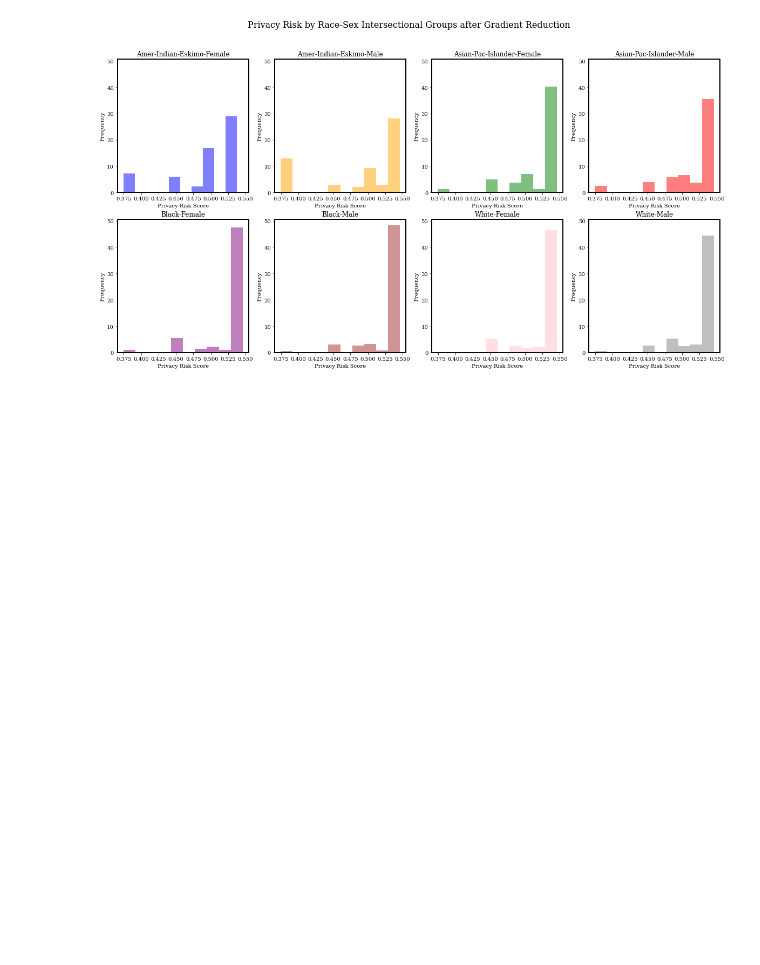
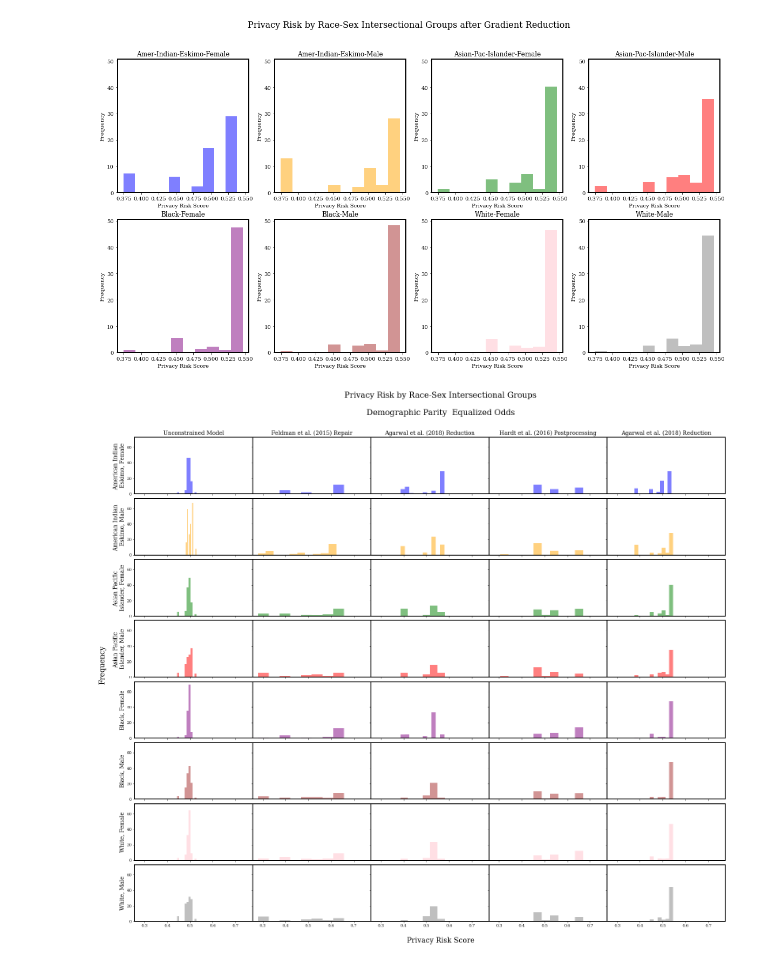
Before and after one commit to alaude1/fairness-mia, a Jupyter notebook: Experiments.ipynb, the cells around one changed output. Drawn from its saved outputs; the diff is of its cells as text; code cells hidden in the pictures; blank space fills up the shorter version.

```diff
--- a/Experiments.ipynb
+++ b/Experiments.ipynb
@@ -831,6 +844,9 @@ risk_scores = calculate_risk_score(tr_values, te_values,
 # %% [output]
 Passing non-integers as three-element position specification is deprecated since 3.3 and will be removed two minor releases later.
 [figure]
+# %%
+# add to dict
+risk_scores_dict['hardt'] = risk_scores
 # %%
 colors = ['blue', 'orange', 'green', 'red']
 title = 'Privacy Risk by Race after Equalized Odds Postprocessing'
@@ -989,6 +1005,9 @@ risk_scores = calculate_risk_score(tr_values, te_values,
 # %% [output]
 Passing non-integers as three-element position specification is deprecated since 3.3 and will be removed two minor releases later.
 [figure]
+# %%
+# add to dict
+risk_scores_dict['agarwal_sep'] = risk_scores
 # %%
 colors = ['blue', 'orange', 'green', 'red']
 title = 'Privacy Risk by Race after Gradient Reduction'
@@ -1021,3 +1040,42 @@ risk_hist_subplots(map_race_sex, 'race-sex', ad_df_train, risk_scores, 2, 4, (20
 # %% [output]
 [figure]
 [figure]
+# %%
+def risk_hist_subplots_all(attr_map, attr_name, ad_df_train, risk_scores_dict, ht, wdth, figsize, colors, ylabel_map, title_map, title):
+    fig = plt.figure(figsize=figsize)
+    gs = fig.add_gridspec(ht, wdth, hspace=0.08, wspace=0)
+    axs = gs.subplots(sharey = True, sharex = True)
+    for j, interv in enumerate(risk_scores_dict):
+        risk_scores = risk_scores_dict[interv]
+        for i, attr in enumerate(attr_map):
+            idx = ad_df_train[attr_name] == attr
+            axs[i, j].hist(risk_scores[idx], label=attr_map[attr], density=True, color=colors[i], alpha=0.5)
+            if j == 0:
+                axs[i, j].set_ylabel(ylabel_map[attr_map[i]],fontsize=14)
+            if i == 0:
+                axs[i, j].set_title(title_map[interv], fontsize=14)
+    fig.suptitle(title, fontsize=20)
+    fig.supxlabel('Privacy Risk Score', fontsize=18)
+    fig.supylabel('Frequency', fontsize=18)
+# %%
+colors = ['blue', 'orange', 'green', 'red', 'purple', 'brown', 'pink', 'gray']
+title = 'Privacy Risk by Race-Sex Intersectional Groups\n\nDemographic Parity  Equalized Odds'
+
+title_map = {'unconstrained': 'Unconstrained Model',
+             'feldman': 'Feldman et al. (2015) Repair',
+             'agarwal_indep': 'Agarwal et al. (2018) Reduction',
+             'hardt': 'Hardt et al. (2016) Postprocessing',
+             'agarwal_sep': 'Agarwal et al. (2018) Reduction'}
+
+ylabel_map = {'Amer-Indian-Eskimo-Female': 'American Indian \nEskimo, Female',
+              'Amer-Indian-Eskimo-Male': 'American Indian \nEskimo, Male',
+              'Asian-Pac-Islander-Female': 'Asian Pacific \nIslander, Female',
+              'Asian-Pac-Islander-Male': 'Asian Pacific \nIslander, Male',
+              'Black-Female': 'Black, Female',
+              'Black-Male': 'Black, Male',
+              'White-Female': 'White, Female',
+              'White-Male': 'White, Male'}
+risk_hist_subplots_all(map_race_sex, 'race-sex', ad_df_train, risk_scores_dict, 8, 5, (25, 20), colors, ylabel_map, title_map, title)
+plt.subplots_adjust(top=0.9, bottom=0.05, left=0.07)
+# %% [output]
+[figure, added]
```
Also changed, not shown: parts of 9 cells of this notebook.
